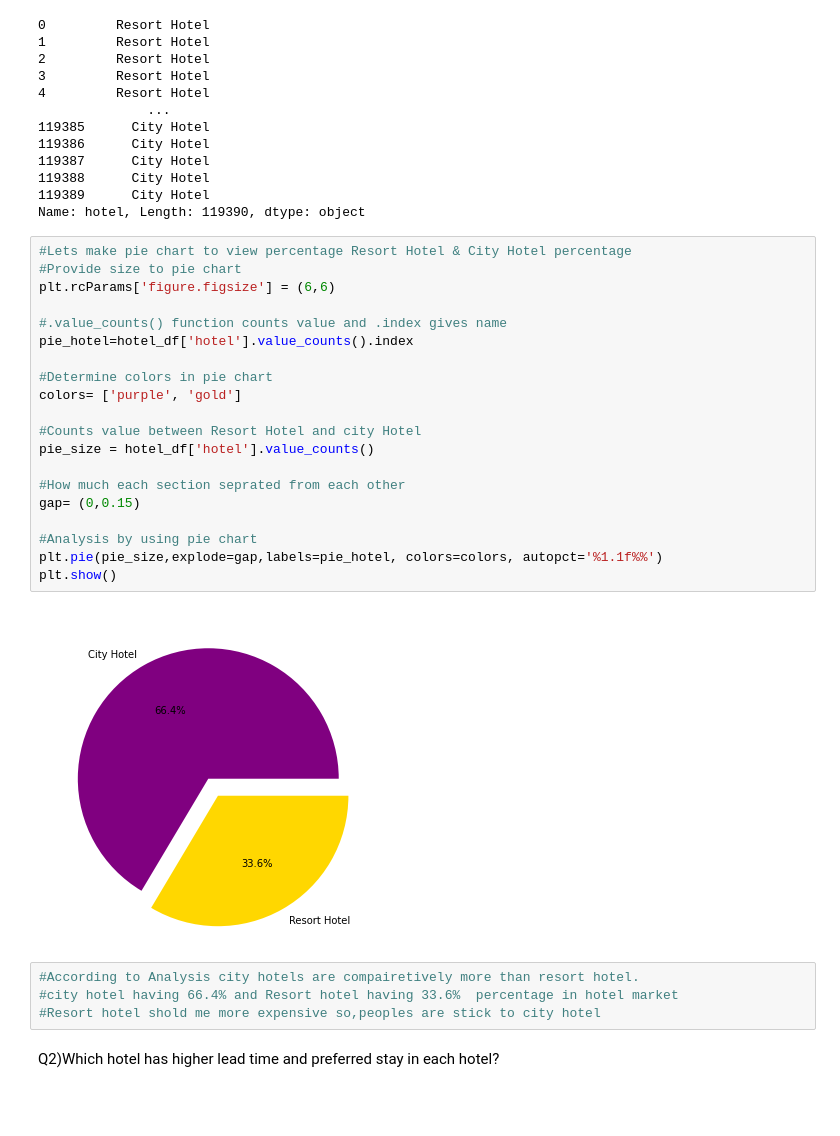
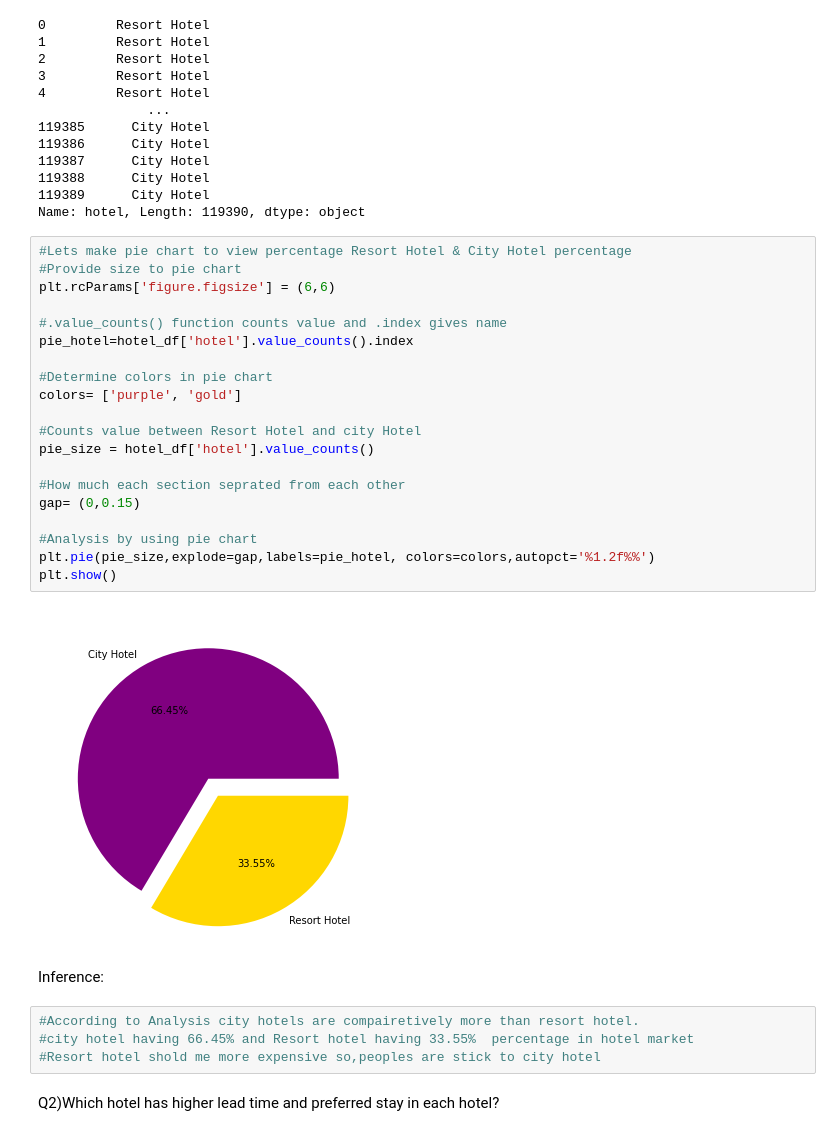
Before and after one commit to ashokkondhalkar/CAPSTONE-1-Hotel-Booking-Analysis-EDA, a Jupyter notebook: Individual_notebook.ipynb, the cells around one changed output. Cells and saved outputs as stored; diff of their text form; blank space fills up the shorter version.

```diff
--- a/Individual_notebook.ipynb
+++ b/Individual_notebook.ipynb
@@ -435,28 +461,30 @@ Name: hotel, Length: 119390, dtype: object
 # %%
 #Lets make pie chart to view percentage Resort Hotel & City Hotel percentage
 #Provide size to pie chart
 plt.rcParams['figure.figsize'] = (6,6)
 
 #.value_counts() function counts value and .index gives name
 pie_hotel=hotel_df['hotel'].value_counts().index
 
 #Determine colors in pie chart
 colors= ['purple', 'gold']
 
 #Counts value between Resort Hotel and city Hotel
 pie_size = hotel_df['hotel'].value_counts()
 
 #How much each section seprated from each other
 gap= (0,0.15)
 
 #Analysis by using pie chart
-plt.pie(pie_size,explode=gap,labels=pie_hotel, colors=colors, autopct='%1.1f%%')
+plt.pie(pie_size,explode=gap,labels=pie_hotel, colors=colors,autopct='%1.2f%%')
 plt.show()
 # %% [output]
-[figure, old version]
+[figure, new version]
+# %% [markdown]
+Inference:
 # %%
 #According to Analysis city hotels are compairetively more than resort hotel.
-#city hotel having 66.4% and Resort hotel having 33.6%  percentage in hotel market
+#city hotel having 66.45% and Resort hotel having 33.55%  percentage in hotel market
 #Resort hotel shold me more expensive so,peoples are stick to city hotel
 # %% [markdown]
 Q2)Which hotel has higher lead time and preferred stay in each hotel?
```
Also changed, not shown: parts of 19 cells of this notebook.
